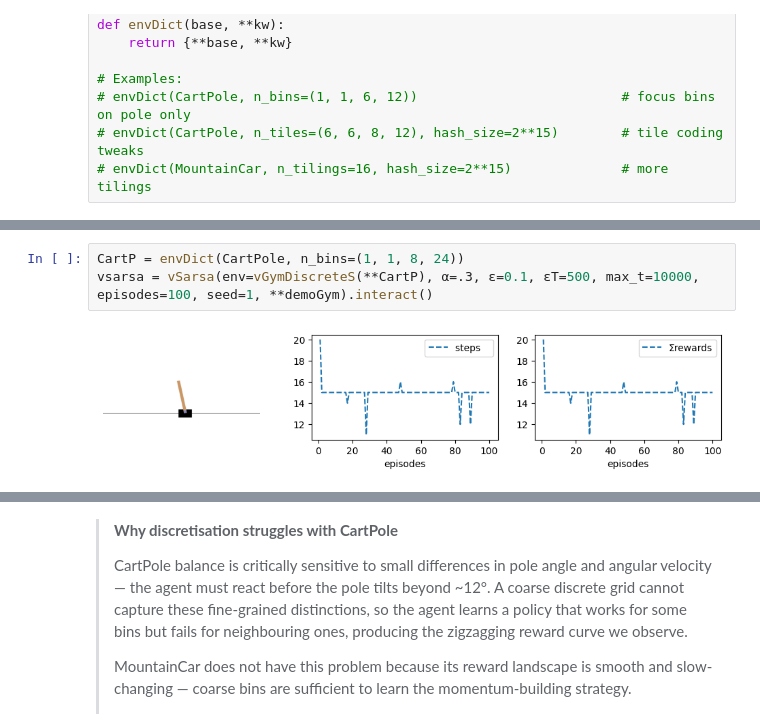
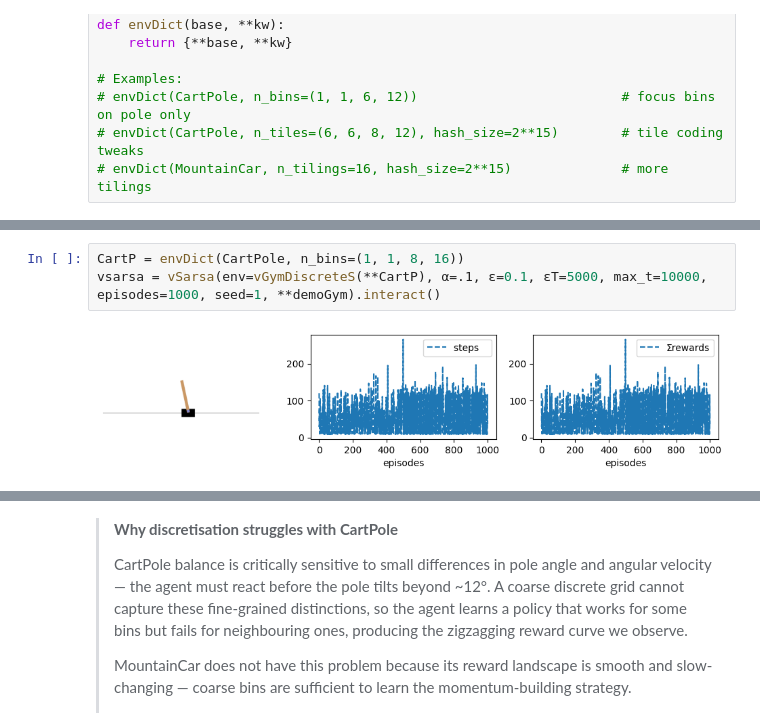
Before and after one commit to AltahhanAi/rl_rob, a Jupyter notebook: worksheet_4_2.ipynb, the cells around one changed output, grey strips where cells are left out. Drawn from its saved outputs; the diff is of its cells as text.

```diff
--- a/worksheet_4_2.ipynb
+++ b/worksheet_4_2.ipynb
@@ -445,5 +458,5 @@ def envDict(base, **kw):
 # %%
-CartP = envDict(CartPole, n_bins=(1, 1, 8, 24))
-vsarsa = vSarsa(env=vGymDiscreteS(**CartP), α=.3, ε=0.1, εT=500, max_t=10000, episodes=100, seed=1, **demoGym).interact()
+CartP = envDict(CartPole, n_bins=(1, 1, 8, 16))
+vsarsa = vSarsa(env=vGymDiscreteS(**CartP), α=.1, ε=0.1, εT=5000, max_t=10000, episodes=1000, seed=1, **demoGym).interact()
 # %% [output]
-[figure, old version]
+[figure, new version]
```
Also changed, not shown: parts of 5 cells of this notebook, 4 other files.
